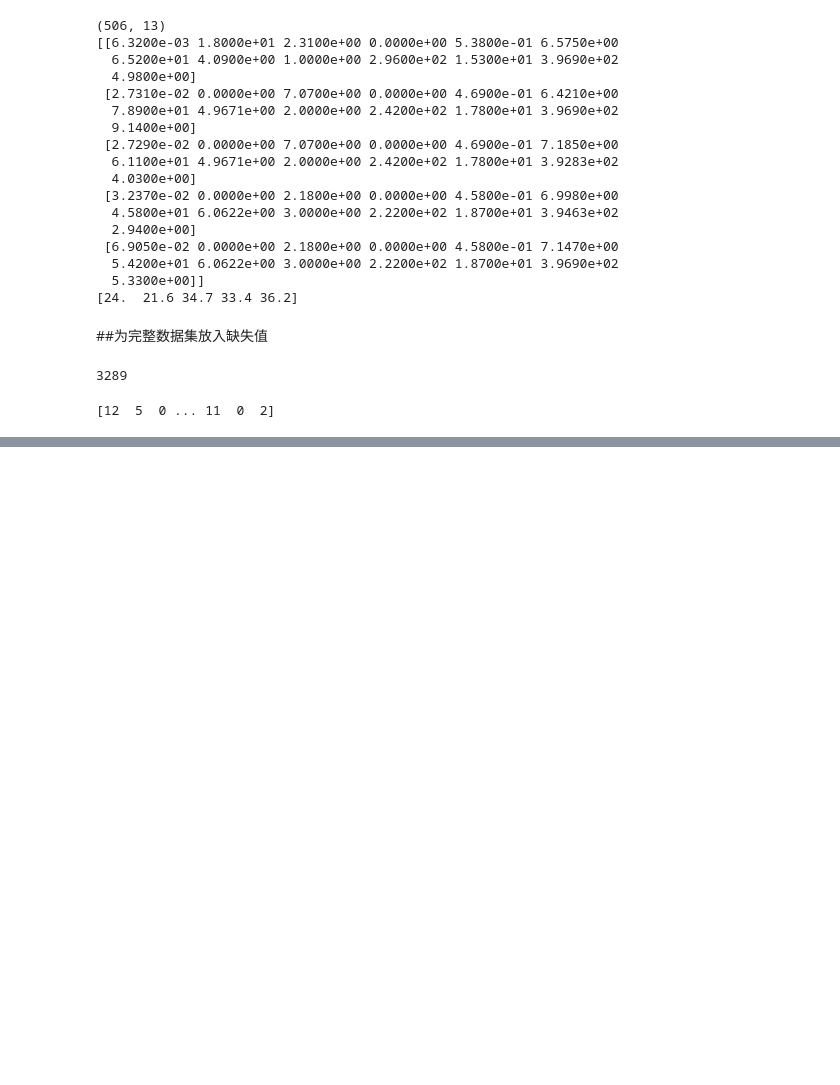
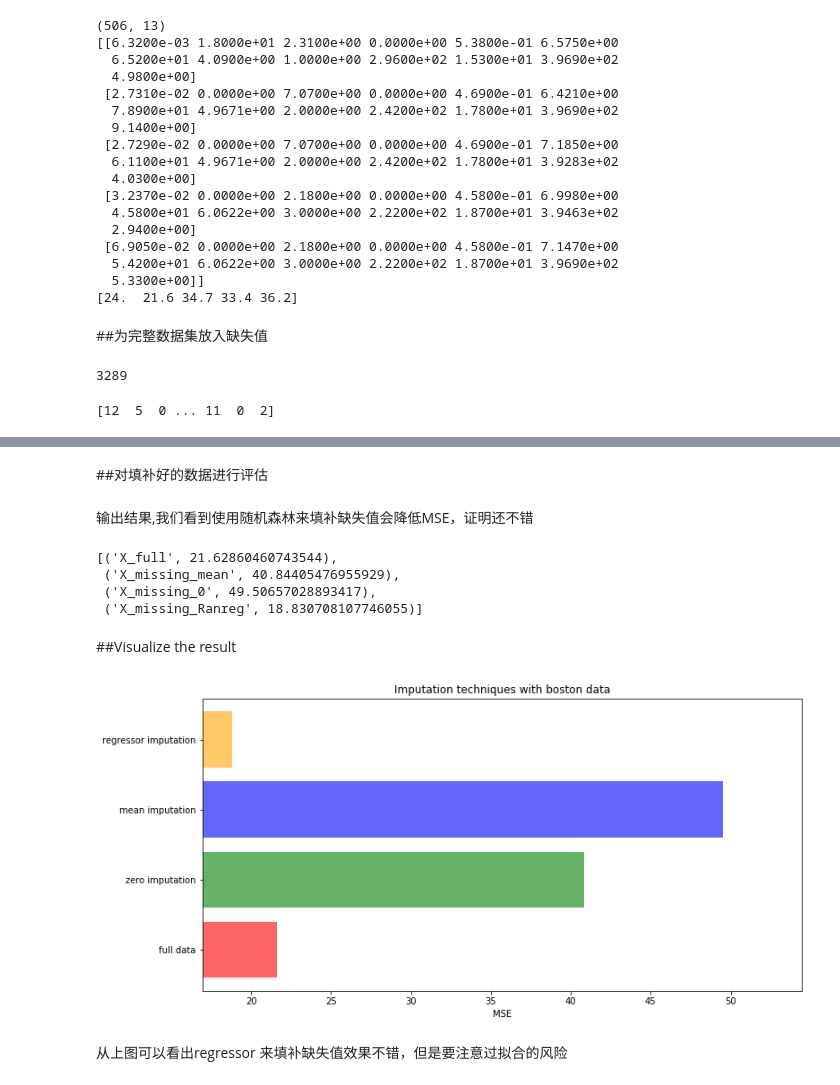
Before and after one commit to yeb2Binfang/sklearn_learning, a Jupyter notebook: RandomForest/RandomForest_Fillna.ipynb, the cells around one changed output, grey strips where cells are left out. Cells and saved outputs as stored; diff of their text form; code cells hidden in the pictures; blank space fills up the shorter version.

```diff
--- a/RandomForest/RandomForest_Fillna.ipynb
+++ b/RandomForest/RandomForest_Fillna.ipynb
@@ -77,0 +150,5 @@ missing_samples - rng.randint(0,n_samples,n_missing_samples)
+# %%
+imp_0 = SimpleImputer(missing_values=np.nan,strategy='constant',fill_value=0)
+X_missing_0 = imp_0.fit_transform(X_missing)
+X_missing_0 = pd.DataFrame(X_missing_0)
+X_missing_0
@@ -77,0 +210,5 @@ missing_samples - rng.randint(0,n_samples,n_missing_samples)
+# %%
+X_missing_Ranreg = X_missing.copy()
+#我们要按缺失值的数量从小到大进行排列，但我们需要返回index
+sortindex = np.argsort(X_missing_Ranreg.isnull().sum()).values
+print(sortindex)
@@ -77,0 +217,3 @@ missing_samples - rng.randint(0,n_samples,n_missing_samples)
+# %%
+X_missing_Ranreg = pd.DataFrame(X_missing_Ranreg)
+X_missing_Ranreg
@@ -77,0 +286,40 @@ missing_samples - rng.randint(0,n_samples,n_missing_samples)
+# %% [markdown]
+##对填补好的数据进行评估
+# %%
+#进行建模，然后取得MSE结果
+x_all = [X, X_missing_mean, X_missing_0, X_missing_Ranreg]
+mse = []
+std = []
+
+for x in x_all:
+  estimator = RandomForestRegressor(n_estimators=100, random_state=0)
+  scores = cross_val_score(estimator, x, y,scoring="neg_mean_squared_error",cv=5).mean()
+  mse.append(scores*(-1))
+# %% [markdown]
+输出结果,我们看到使用随机森林来填补缺失值会降低MSE，证明还不错
+# %%
+[*zip(["X_full","X_missing_mean","X_missing_0","X_missing_Ranreg"],mse)]
+# %% [output]
+[('X_full', 21.62860460743544),
+ ('X_missing_mean', 40.84405476955929),
+ ('X_missing_0', 49.50657028893417),
+ ('X_missing_Ranreg', 18.830708107746055)]
+# %% [markdown]
+##Visualize the result
+# %%
+x_labels = ['full data','zero imputation','mean imputation','regressor imputation']
+colors = ['r','g','b','orange']
+plt.figure(figsize=(12,6))
+ax = plt.subplot(111)
+for i in np.arange(len(mse)):
+  ax.barh(i,mse[i],color = colors[i], alpha=0.6,align='center') #alpha表示粗度
+ax.set_title("Imputation techniques with boston data")
+ax.set_xlim(left = np.min(mse)*0.9,right = np.max(mse)*1.1)
+ax.set_yticks(np.arange(len(mse)))
+ax.set_xlabel('MSE')
+ax.set_yticklabels(x_labels)
+plt.show()
+# %% [output]
+[figure, added]
+# %% [markdown]
+从上图可以看出regressor 来填补缺失值效果不错，但是要注意过拟合的风险
```
Also changed, not shown: parts of 17 cells of this notebook.
